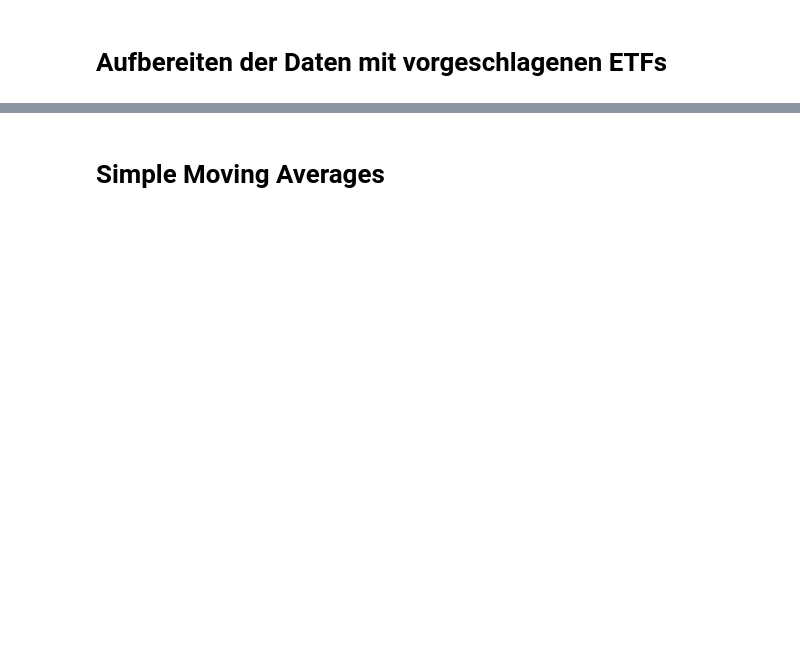
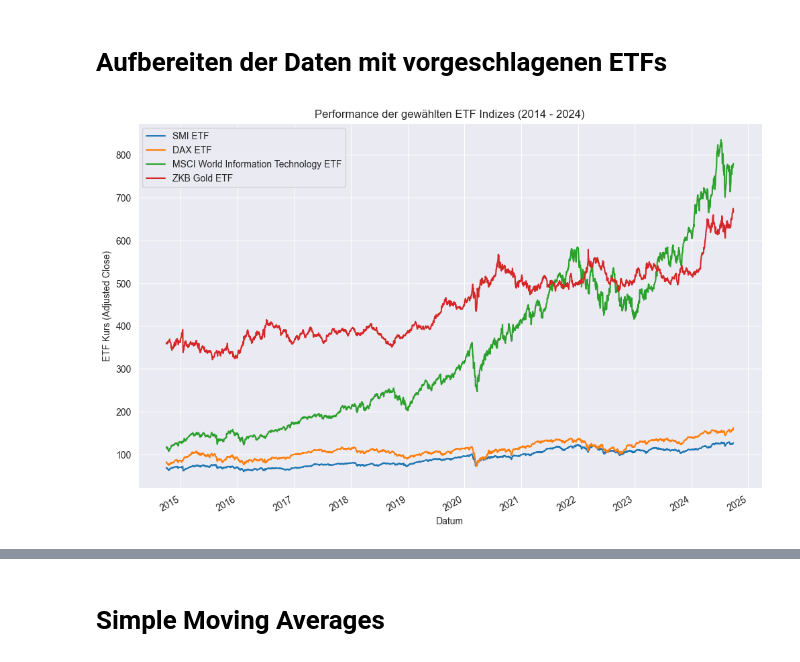
Before and after one commit to 7Horizon/DIFA-DTW, a Jupyter notebook: DIFA_Technical_Indicators.ipynb, the cells around one changed output, grey strips where cells are left out. Saved outputs shown, nothing was run; the diff lists cells and outputs as text; code cells hidden in the pictures; blank space fills up the shorter version.

```diff
--- a/DIFA_Technical_Indicators.ipynb
+++ b/DIFA_Technical_Indicators.ipynb
@@ -51,12 +62,14 @@ print(performance)
 # Aufbereiten der Daten mit vorgeschlagenen ETFs
 # %%
 # Plot der ETF-Performance über die letzten 10 Jahre
-index_data_etfs.plot(figsize=(12, 8), title='Performance der gewählten europäischen ETF Indizes (2013-heute)')
+index_data_etfs.plot(figsize=(12, 8), title='Performance der gewählten ETF Indizes (2014 - 2024)')
 plt.xlabel("Datum")
 plt.ylabel("ETF Kurs (Adjusted Close)")
 plt.legend(loc="upper left")
 plt.grid(True)
 plt.show()
+# %% [output]
+[figure, added]
 # %%
 # Schleife durch alle ETFs und zeige die ersten 5 Zeilen für jeden ETF an
 for name in etfs:
```
Also changed, not shown: parts of 11 cells of this notebook.
